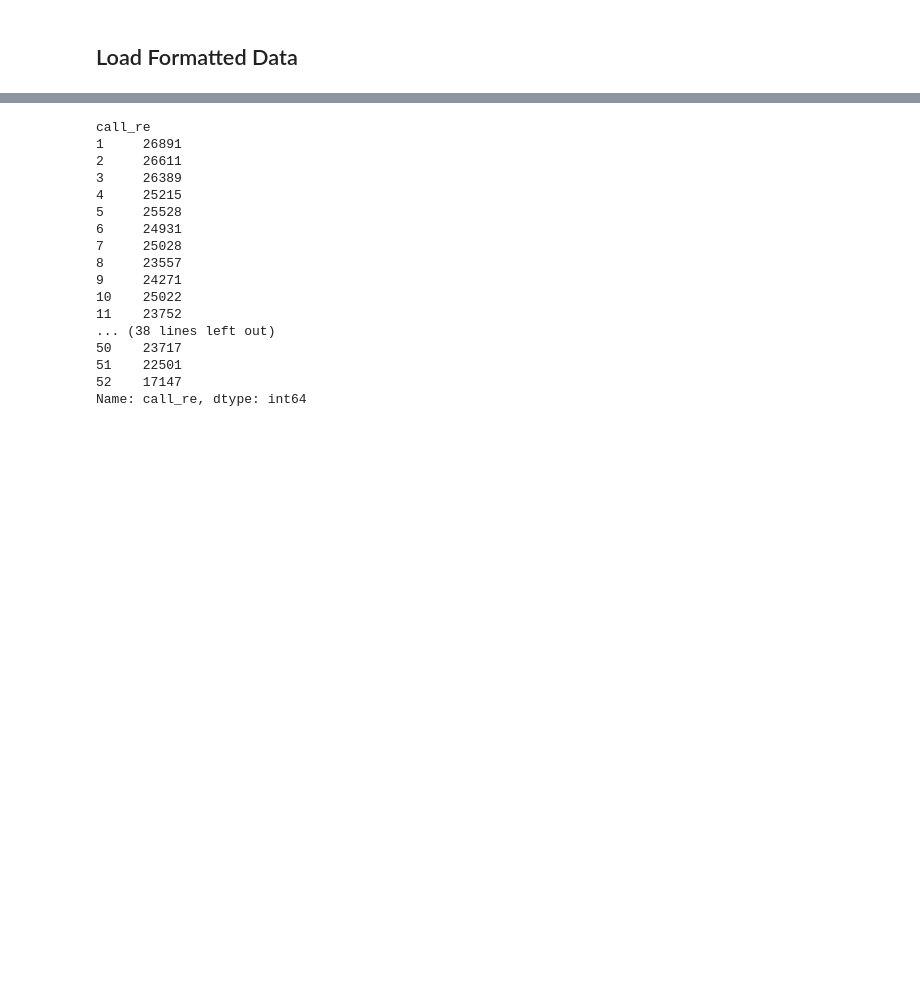
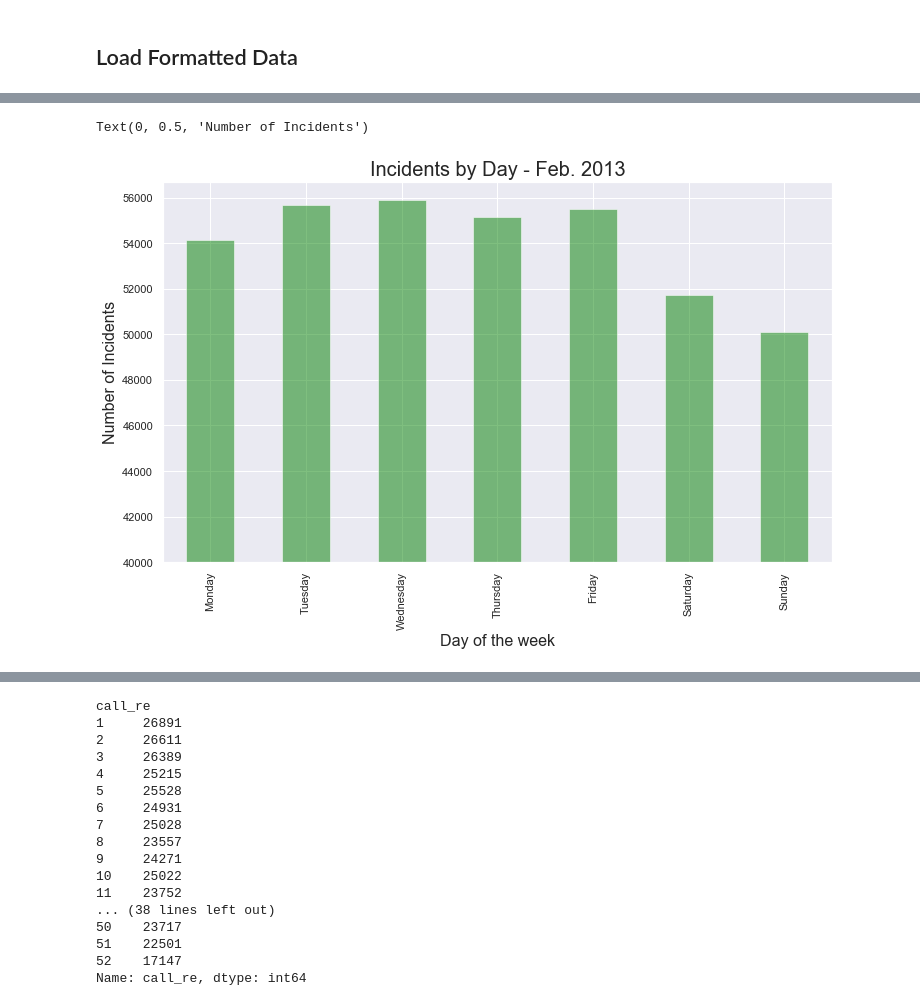
Before and after one commit to dspaulding94/Metro_Police_Incident_Analysis, a Jupyter notebook: 2013.ipynb, the cells around one changed output, grey strips where cells are left out. Saved outputs shown, nothing was run; the diff lists cells and outputs as text; code cells hidden in the pictures; blank space fills up the shorter version.

```diff
--- a/2013.ipynb
+++ b/2013.ipynb
@@ -91,0 +113,19 @@ Text(0, 0.5, 'Number of Incidents')
+# %%
+feb = data[data.month == 2]
+
+# Number of scooter per day of the week
+day_incidents = feb.groupby(feb['call_re'].dt.dayofweek).count().call_re
+
+# Replace the day integers by day names.
+day_incidents.index=[calendar.day_name[x] for x in range(0,7)]
+
+# plot accidents per day
+Img2 = day_incidents.plot(kind='bar',figsize=(12,7), color='green', alpha=0.5, bottom = 40000)
+
+# title and x,y labels
+plt.title('Incidents by Day - Feb. 2013', fontsize=20)
+plt.xlabel('Day of the week',fontsize=16)
+plt.ylabel('Number of Incidents',fontsize=16)
+# %% [output]
+Text(0, 0.5, 'Number of Incidents')
+[figure, added]
```
Also changed, not shown: parts of 43 cells of this notebook, 1 other file.
